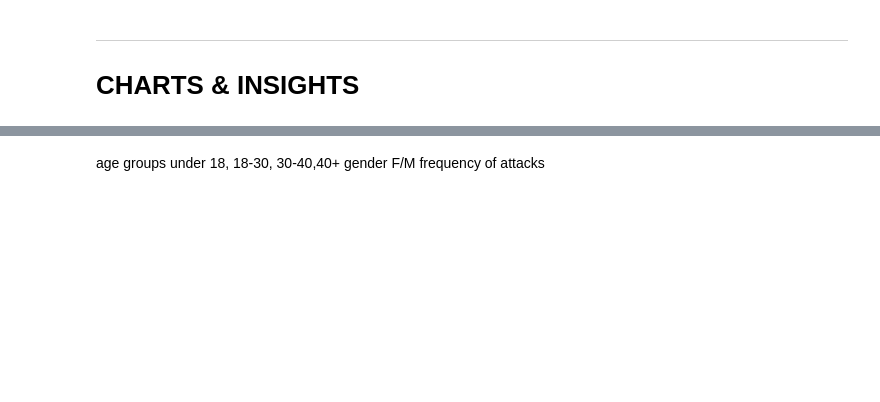
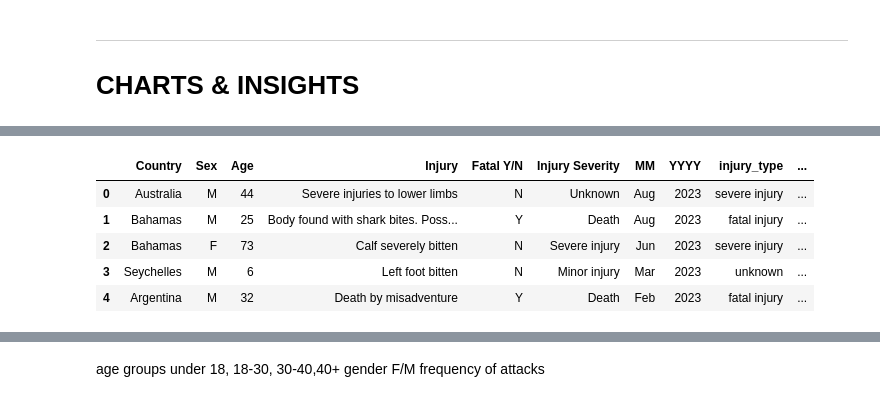
Before and after one commit to samia-boubaya/02_project-shark-attacks, a Jupyter notebook: notebooks/data-cleaning-pandas.ipynb, the cells around one changed output, grey strips where cells are left out. Cells and saved outputs as stored; diff of their text form; code cells hidden in the pictures; blank space fills up the shorter version.

```diff
--- a/notebooks/data-cleaning-pandas.ipynb
+++ b/notebooks/data-cleaning-pandas.ipynb
@@ -1184,0 +1274,92 @@ df.head(560)
+# %%
+import pandas as pd
+import numpy as np
+
+def classify_injury_type(desc):
+    if pd.isna(desc) or desc.strip() == "":
+        return "unknown"
+
+    desc = desc.lower()
+
+    # Death
+    if any(word in desc for word in ["dead", "death", "fatal", "killed", "deceased"]):
+        return "fatal injury"
+
+    # No injury
+    if any(word in desc for word in ["no injury", "uninjured", "not injured", "no injuries"]):
+        return "no injury"
+
+    # Severe injury
+    if any(word in desc for word in [
+        "fracture", "broken", "deep cut", "severe", "heavy bleeding",
+        "head trauma", "hospitalized", "internal injury", "critical"
+    ]):
+        return "severe injury"
+
+    # Minor injuries
+    if any(word in desc for word in [
+        "bruise", "bruising", "small cut", "scratch", "minor", "sprain",
+        "superficial", "light injury"
+    ]):
+        return "minor injury"
+
+    # Uncertain injury
+    if any(word in desc for word in ["possible", "maybe injured", "unconfirmed"]):
+        return "possible injury"
+
+    # If nothing matched
+    return "unknown"
+
+
+def classify_injury_severity(desc):
+    if pd.isna(desc) or desc.strip() == "":
+        return "unknown"
+
+    desc = desc.lower()
+
+    # DEATH
+    if any(word in desc for word in ["dead", "death", "fatal", "killed", "deceased"]):
+        return "death"
+
+    # NO INJURY
+    if any(word in desc for word in ["no injury", "uninjured", "not injured", "no injuries"]):
+        return "no injury"
+
+    # SEVERE INJURY
+    if any(word in desc for word in [
+        "fracture", "broken", "deep cut", "severe", "heavy bleeding",
+        "head trauma", "internal injury", "critical", "hospital"
+    ]):
+        return "severe injury"
+
+    # MINOR INJURY
+    if any(word in desc for word in [
+        "bruise", "bruising", "scratch", "minor", "small cut", "sprain",
+        "superficial"
+    ]):
+        return "minor injury"
+
+    # UNCERTAIN
+    if any(word in desc for word in ["possible", "maybe", "unconfirmed"]):
+        return "uncertain"
+
+    # UNKNOWN (no info)
+    return "unknown"
+
+
+# ---- APPLY TO YOUR DATAFRAME ----
+
+# Example: df['injury_description'] contains your text
+# Replace with the name of your column
+
+df["injury_type"] = df["Injury"].apply(classify_injury_type)
+df["injury_severity"] = df["Injury"].apply(classify_injury_severity)
+
+df.head()
+# %% [output]
+|  | Country | Sex | Age | Injury | Fatal Y/N | Injury Severity | MM | YYYY | injury_type | ... |
+| 0 | Australia | M | 44 | Severe injuries to lower limbs | N | Unknown | Aug | 2023 | severe injury | ... |
+| 1 | Bahamas | M | 25 | Body found with shark bites. Poss... | Y | Death | Aug | 2023 | fatal injury | ... |
+| 2 | Bahamas | F | 73 | Calf severely bitten | N | Severe injury | Jun | 2023 | severe injury | ... |
+| 3 | Seychelles | M | 6 | Left foot bitten | N | Minor injury | Mar | 2023 | unknown | ... |
+| 4 | Argentina | M | 32 | Death by misadventure | Y | Death | Feb | 2023 | fatal injury | ... |
```
Also changed, not shown: parts of 26 cells of this notebook, 1 other file.
